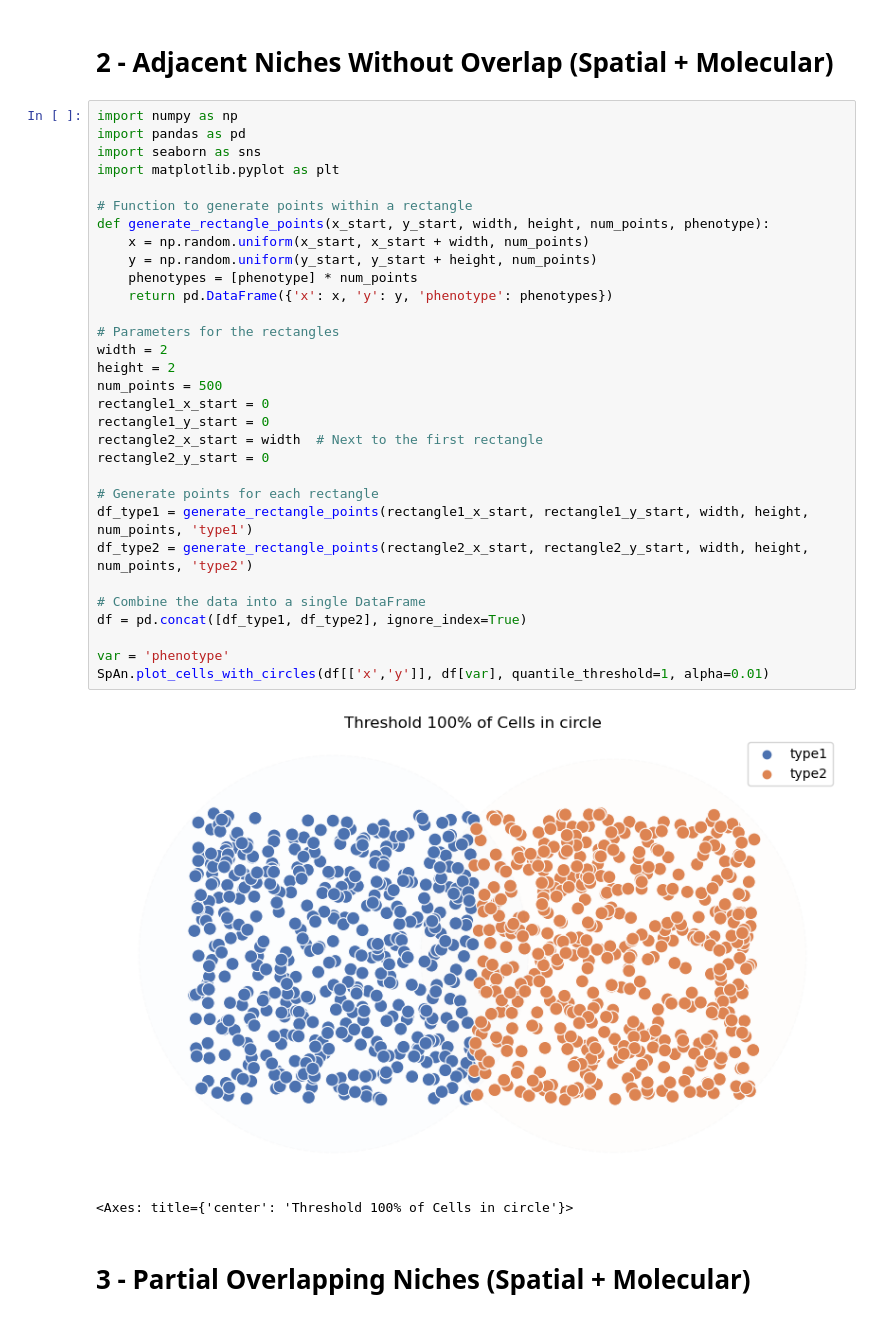
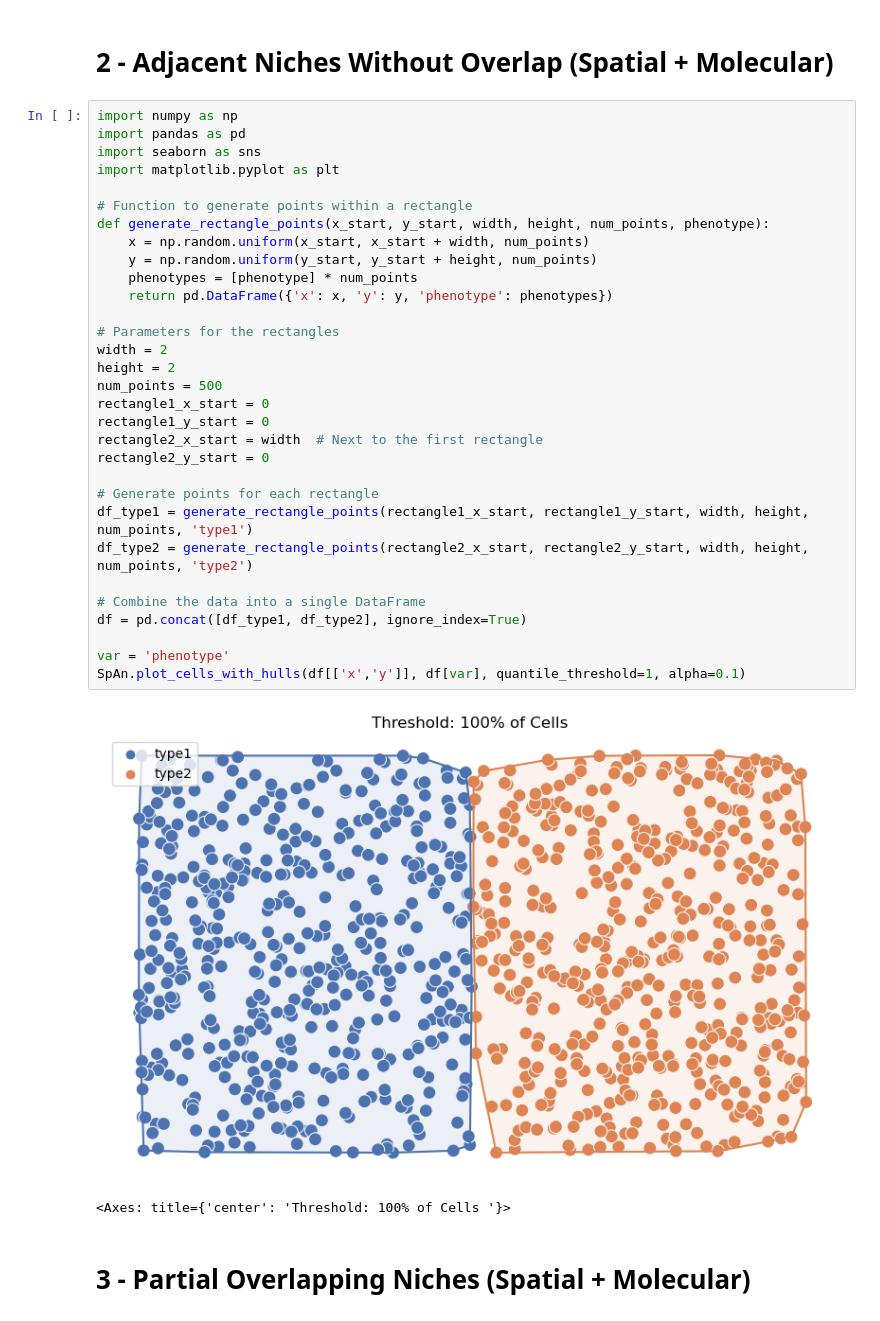
Before and after one commit to mouneem/Spatial-Omics-Networks-Benchmark-, a Jupyter notebook: pipelines/5 - 0 - Models for Niche Detection .ipynb, the cells around one changed output. Saved outputs shown, nothing was run; the diff lists cells and outputs as text.

```diff
--- a/pipelines/5 - 0 - Models for Niche Detection .ipynb
+++ b/pipelines/5 - 0 - Models for Niche Detection .ipynb
@@ -61,36 +61,36 @@ SpAn.plot_cells_with_circles(df[['x','y']], df[var], quantile_threshold=1, alpha
 import numpy as np
 import pandas as pd
 import seaborn as sns
 import matplotlib.pyplot as plt
 
 # Function to generate points within a rectangle
 def generate_rectangle_points(x_start, y_start, width, height, num_points, phenotype):
     x = np.random.uniform(x_start, x_start + width, num_points)
     y = np.random.uniform(y_start, y_start + height, num_points)
     phenotypes = [phenotype] * num_points
     return pd.DataFrame({'x': x, 'y': y, 'phenotype': phenotypes})
 
 # Parameters for the rectangles
 width = 2
 height = 2
 num_points = 500
 rectangle1_x_start = 0
 rectangle1_y_start = 0
 rectangle2_x_start = width  # Next to the first rectangle
 rectangle2_y_start = 0
 
 # Generate points for each rectangle
 df_type1 = generate_rectangle_points(rectangle1_x_start, rectangle1_y_start, width, height, num_points, 'type1')
 df_type2 = generate_rectangle_points(rectangle2_x_start, rectangle2_y_start, width, height, num_points, 'type2')
 
 # Combine the data into a single DataFrame
 df = pd.concat([df_type1, df_type2], ignore_index=True)
 
 var = 'phenotype'
-SpAn.plot_cells_with_circles(df[['x','y']], df[var], quantile_threshold=1, alpha=0.01)
+SpAn.plot_cells_with_hulls(df[['x','y']], df[var], quantile_threshold=1, alpha=0.1)
 # %% [output]
-[figure, old version]
+[figure, new version]
-<Axes: title={'center': 'Threshold 100% of Cells in circle'}>
+<Axes: title={'center': 'Threshold: 100% of Cells '}>
 # %% [markdown]
 # 3 - Partial Overlapping Niches (Spatial + Molecular)
 # %%
```
Also changed, not shown: parts of 4 cells of this notebook.
